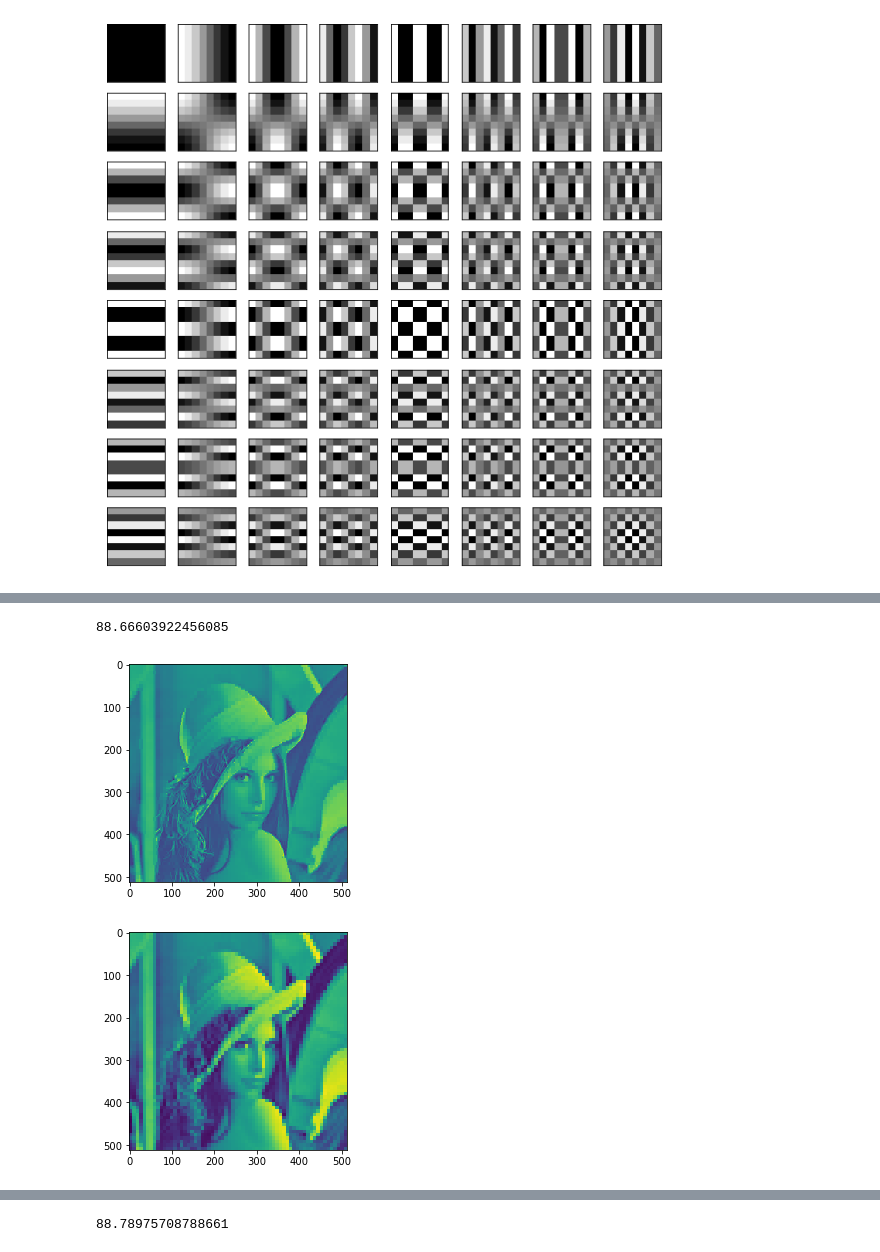
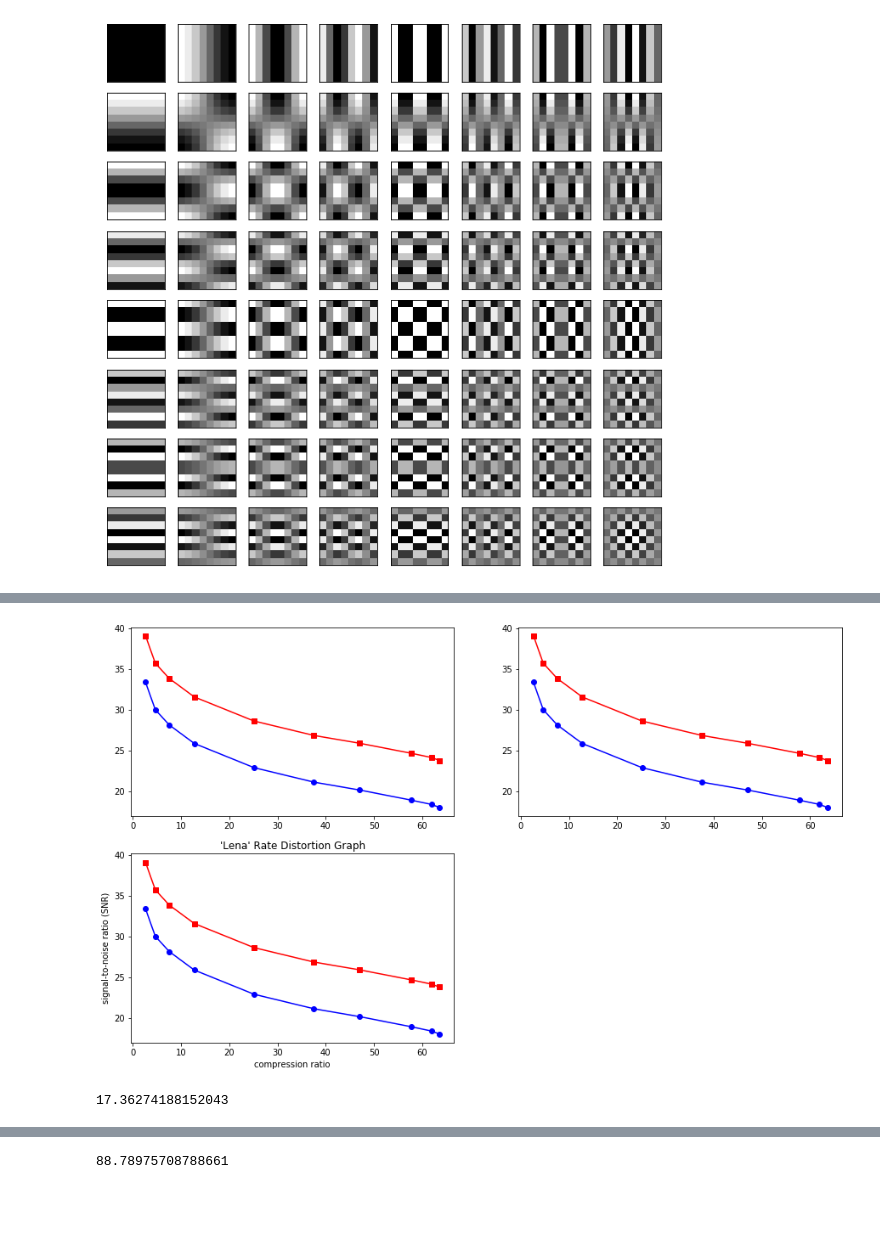
Before and after one commit to callummarvell/ImVid-Analysis, a Jupyter notebook: Task1(refined).ipynb, the cells around one changed output, grey strips where cells are left out. Drawn from its saved outputs; the diff is of its cells as text; code cells hidden in the pictures; blank space fills up the shorter version.

```diff
--- a/Task1(refined).ipynb
+++ b/Task1(refined).ipynb
@@ -145,12 +145,2 @@ def blockThresh(block, thresh):
                 block[x,y] = 0
     return block
-# %%
-threshd = []
-for i in range(0,10):
-    thresh = i/10
-    threshd.append(bidctTransform(bdctTransform(img,8,thresh),8))
-
-plt.imshow(threshd[1])
-plt.show()
-plt.imshow(threshd[8])
-plt.show()
@@ -199,0 +182,9 @@ print(psnr(threshd[8],img))
+# %%
+#regular signal-to-noise
+snrs = []
+sratios = []
+print("control snr:",snr(img,img)," compression ratio:",findCompRatio(img, 8)[0], " bits after compression:", findCompRatio(img, 8)[1])
+for i in range(len(pthreshd)):
+    print(i,"= ",snr(img,threshd[i])," compression ratio:",findCompRatio(pthreshd[i], 8)[0], " bits after compression:", findCompRatio(pthreshd[i], 8)[1])
+    sratios.append(findCompRatio(pthreshd[i], 8)[0])
+    snrs.append(snr(threshd[i],img))
@@ -199,0 +203,9 @@ print(psnr(threshd[8],img))
+# %%
+#peak-signal-to-noise
+psnrs = []
+pratios = []
+print("control psnr:",psnr(img,img)," compression ratio:",findCompRatio(img, 8)[0], " bits after compression:", findCompRatio(img, 8)[1]*8)
+for i in range(len(pthreshd)):
+    print(i,"= ",psnr(threshd[i],img)," compression ratio:",findCompRatio(pthreshd[i], 8)[0], " bits after compression:", findCompRatio(pthreshd[i], 8)[1]*8)
+    pratios.append(findCompRatio(pthreshd[i], 8)[0])
+    psnrs.append(psnr(threshd[i],img))
@@ -200,8 +224,22 @@ print(psnr(threshd[8],img))
+# %%
+plt.figure(figsize=(15, 9))
+plt.subplot(221)
+plt.plot(sratios, snrs, 'bo-',pratios, psnrs, 'rs-')
+plt.subplot(222)
+plt.plot(sratios, snrs, 'bo-',pratios, psnrs, 'rs-')
+plt.subplot(223)
+plt.plot(sratios, snrs, 'bo-',pratios, psnrs, 'rs-')
+plt.title("'Lena' Rate Distortion Graph")
+plt.xlabel('compression ratio')
+plt.ylabel('signal-to-noise ratio (SNR)')
+plt.show()
+# %% [output]
+[figure, added]
 # %%
 MSE = mse(img, threshd[1])
 print(MSE)
 # %% [output]
-88.66603922456085
+17.36274188152043
 # %%
 def qBlock(block, target=Q_MATRIX):
     quant = np.zeros(target.shape)
@@ -210,16 +248,3 @@ def qBlock(block, target=Q_MATRIX):
         for y in range(block.shape[1]):
             quant[x,y] = round(block[x,y]/target[x,y])*target[x,y]
     return quant
-# %%
-quantd = []
-for i in range(0,10):
-    thresh = i/10
-    quantd.append(bidctTransform(bdctTransform(img,8,thresh,True),8))
-
-plt.imshow(quantd[1])
-plt.show()
-plt.imshow(quantd[8])
-plt.show()
-# %% [output]
-[figure, removed]
-[figure, removed]
```
Also changed, not shown: parts of 37 cells of this notebook, 1 other file.
